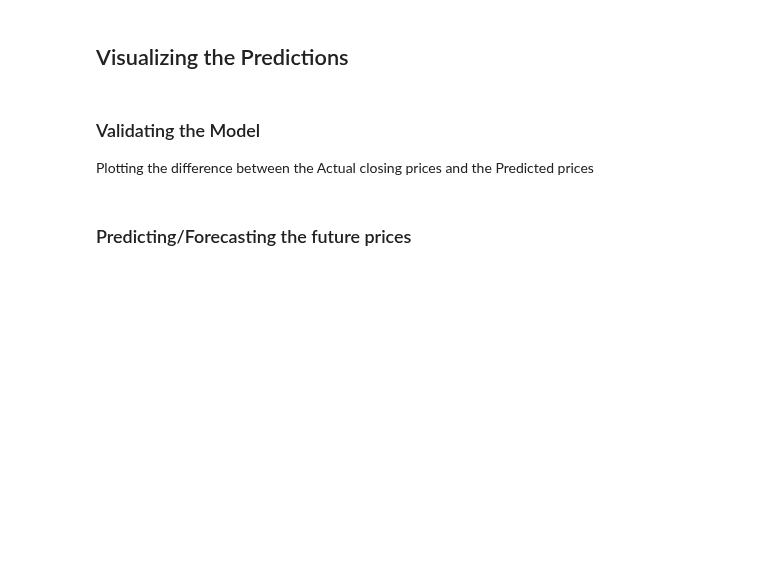
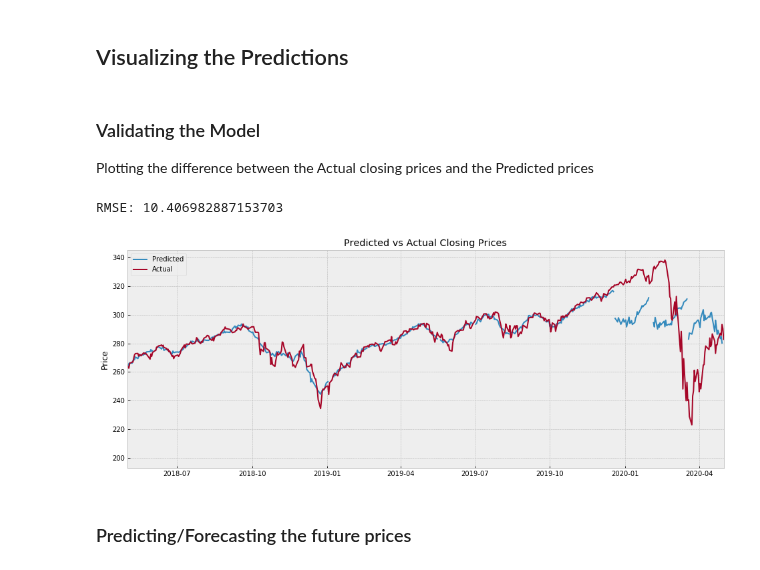
Before and after one commit to marcosan93/Price-Forecaster, a Jupyter notebook: Stock-RNN-Deep-Learning-TechIndicators.ipynb, the cells around one changed output. Cells and saved outputs as stored; diff of their text form; code cells hidden in the pictures; blank space fills up the shorter version.

```diff
--- a/Stock-RNN-Deep-Learning-TechIndicators.ipynb
+++ b/Stock-RNN-Deep-Learning-TechIndicators.ipynb
@@ -167,13 +170,13 @@ def layer_maker(n_layers, n_nodes, activation, drop=None, d_rate=.5):
 def validater(n_per_in, n_per_out):
     """
     Runs a 'For' loop to iterate through the length of the DF and create predicted values for every stated interval
-    Returns a DF containing the predicted values for the model
+    Returns a DF containing the predicted values for the model with the corresponding index values based on a business day frequency
     """
 
     # Creating an empty DF to store the predictions
     predictions = pd.DataFrame(index=df.index, columns=[df.columns[0]])
 
-    for i in range(n_per_in, len(df)-n_per_in, n_per_out):
+    for i in range(1, len(df)-n_per_in, n_per_out):
         # Creating rolling intervals to predict off of
         x = df[-i - n_per_in:-i]
 
@@ -183,17 +186,38 @@ def validater(n_per_in, n_per_out):
         # Transforming values back to their normal prices
         yhat = close_scaler.inverse_transform(yhat)[0]
 
-        # DF to store the values and append later
+        # DF to store the values and append later, frequency uses business days
         pred_df = pd.DataFrame(yhat,
-                               index=pd.date_range(start=x.index[-1],
+                               index=pd.date_range(start=x.index[-1]+timedelta(days=1),
                                                    periods=len(yhat),
-                                                   freq="D"),
+                                                   freq="B"),
                                columns=[x.columns[0]])
 
         # Updating the predictions DF
         predictions.update(pred_df)
 
     return predictions
+# %%
+def val_rmse(df1, df2):
+    """
+    Calculates the root mean square error between the two Dataframes
+    """
+    df = df1.copy()
+
+    # Adding a new column with the closing prices from the second DF
+    df['close2'] = df2.Close
+
+    # Dropping the NaN values
+    df.dropna(inplace=True)
+
+    # Adding another column containing the difference between the two DFs' closing prices
+    df['diff'] = df.Close - df.close2
+
+    # Squaring the difference and getting the mean
+    rms = (df[['diff']]**2).mean()
+
+    # Returning the sqaure root of the root mean square
+    return float(np.sqrt(rms))
 # %% [markdown]
 ### Splitting the Data
 # %%
@@ -294,26 +319,32 @@ Plotting the difference between the Actual closing prices and the Predicted pric
 # %%
 # Transforming the actual values to their original price
 actual = pd.DataFrame(close_scaler.inverse_transform(df[["Close"]]),
                       index=df.index,
                       columns=[df.columns[0]])
 
 # Getting a DF of the predicted values to validate against
 predictions = validater(n_per_in, n_per_out)
 
+# Printing the RMSE
+print("RMSE:", val_rmse(actual, predictions))
+
 # Plotting
-plt.figure(figsize=(16,8))
+plt.figure(figsize=(16,6))
 
 # Plotting those predictions
 plt.plot(predictions, label='Predicted')
 
 # Plotting the actual values
 plt.plot(actual, label='Actual')
 
 plt.title(f"Predicted vs Actual Closing Prices")
 plt.ylabel("Price")
 plt.legend()
-plt.xlim('2017-05', '2020-05')
+plt.xlim('2018-05', '2020-05')
 plt.show()
+# %% [output]
+RMSE: 10.406982887153703
+[figure, added]
 # %% [markdown]
 ### Predicting/Forecasting the future prices
 # %%
```
Also changed, not shown: parts of 13 cells of this notebook, 1 other file.
